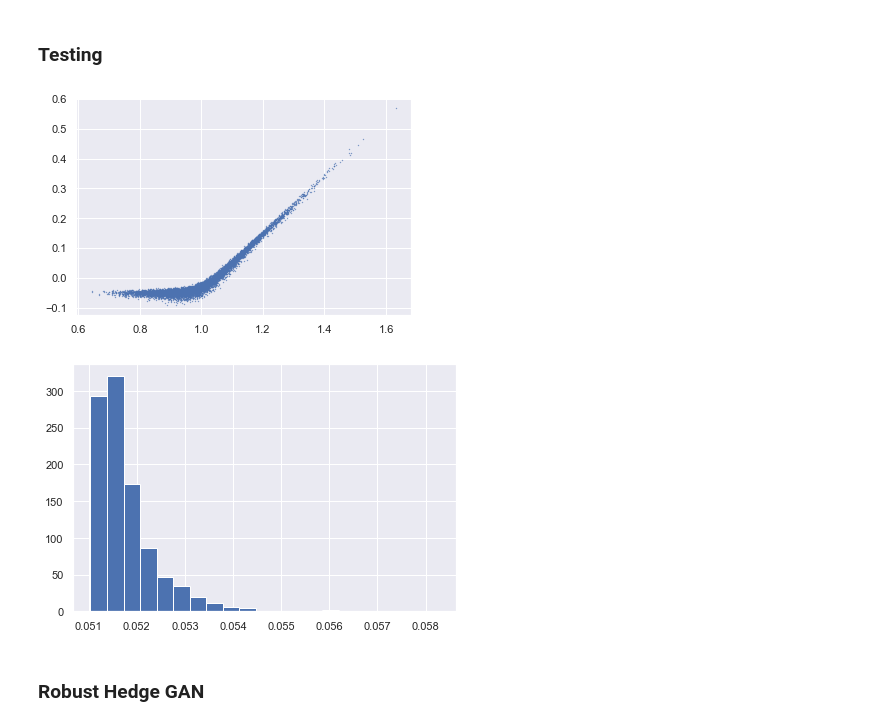
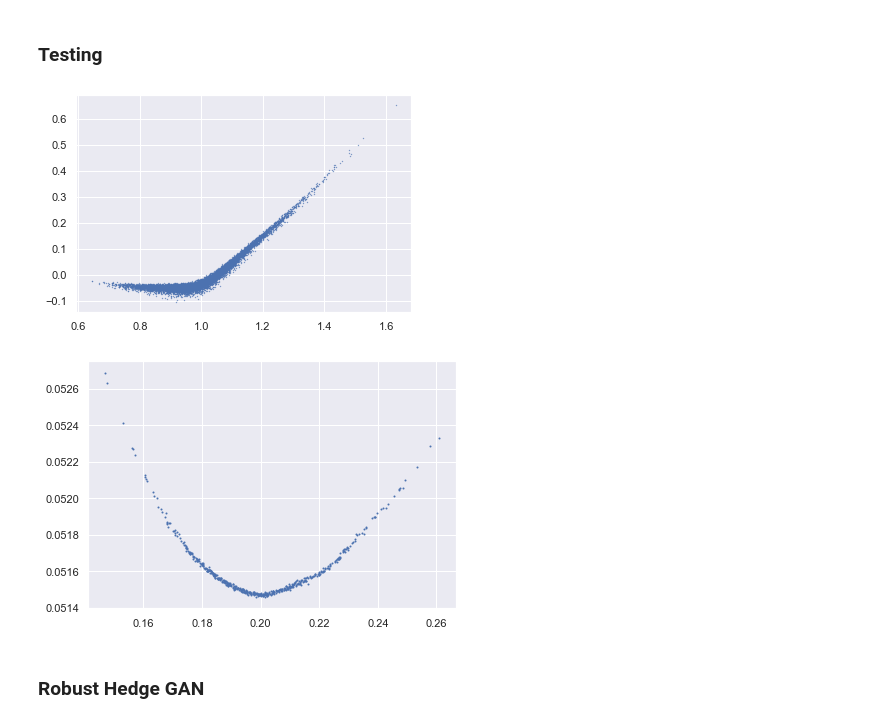
Before and after one commit to YannickLimmer/adversarial-robust-deep-hedging, a Jupyter notebook: BlackScholesTest.ipynb, the cells around one changed output. Drawn from its saved outputs; the diff is of its cells as text; code cells hidden in the pictures.

Commit message:
Restyle the BlackScholesTest.

```diff
--- a/BlackScholesTest.ipynb
+++ b/BlackScholesTest.ipynb
@@ -202,0 +231,7 @@ np.savez('resources/network-states/bs_test/losses.npz', **losses_dict)
+# %%
+for i, state_dict in tqdm(to_limited_iterator(id_gen, 12), total=len(deep_hedges)):
+    deep_hedges[i].load_state_dict(state_dict)
+    torch.save(deep_hedges[i].state_dict(), f'{target_folder}/hedge_parameters_{i}.pt')
+# %%
+for i in [22]:
+    plt.plot(np.load(f'{target_folder}/hedge_loss_curve_{i}.npy', allow_pickle=True))
@@ -214,11 +251,11 @@ reference_generator = BlackScholesGenerator(
 )
 test_data = torch.diff(reference_generator(10000), 1, 1)
 # %%
-deep_hedges[0].eval()
-deep_hedge_results = np.sum(deep_hedges[0](test_data).detach().numpy() * test_data.numpy(), axis=(1, 2))
+ref_hedge.eval()
+deep_hedge_results = np.sum(ref_hedge(test_data).detach().numpy() * test_data.numpy(), axis=(1, 2))
 terminal_values_on_test = np.sum(test_data.numpy(), axis=1)[:, 0] + 1.0
 plt.scatter(terminal_values_on_test, deep_hedge_results, s=.1)
-deep_hedges[0].train()
+ref_hedge.train()
 plt.show()
 # %% [output]
-[figure, old version]
+[figure, new version]
@@ -226,0 +262,7 @@ oosp = [hedge_objective(dh(test_data)).item() for dh in tqdm(deep_hedges)]
+# %%
+@ray.remote
+def compute_hedge_objective(i, dh):
+    return i, hedge_objective(dh(test_data)).item()
+
+oosp_dict = {i: p for i, p in to_limited_iterator((compute_hedge_objective.remote(i=i, dh=dh) for i, dh in tqdm(enumerate(deep_hedges))), 12)}
+oosp = [oosp_dict[i] for i, _ in enumerate(deep_hedges)]
@@ -227,8 +271,8 @@ oosp = [hedge_objective(dh(test_data)).item() for dh in tqdm(deep_hedges)]
 # %%
-plt.hist(oosp, bins=21)
+plt.scatter(volatilities_for_scenarios, oosp, s=1)
 plt.tight_layout()
 plt.show()
 # %% [output]
-[figure, old version]
+[figure, new version]
 # %% [markdown]
 ### Robust Hedge GAN
```
Also changed, not shown: parts of 35 cells of this notebook.
